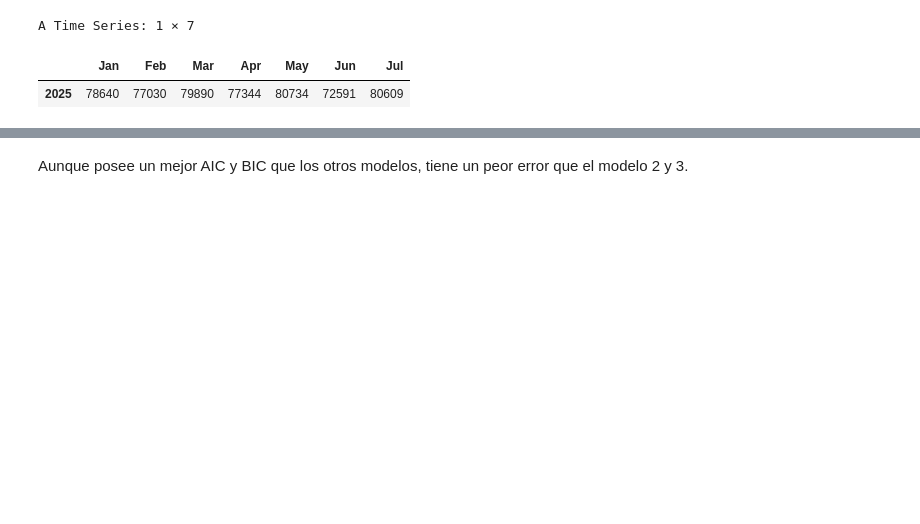
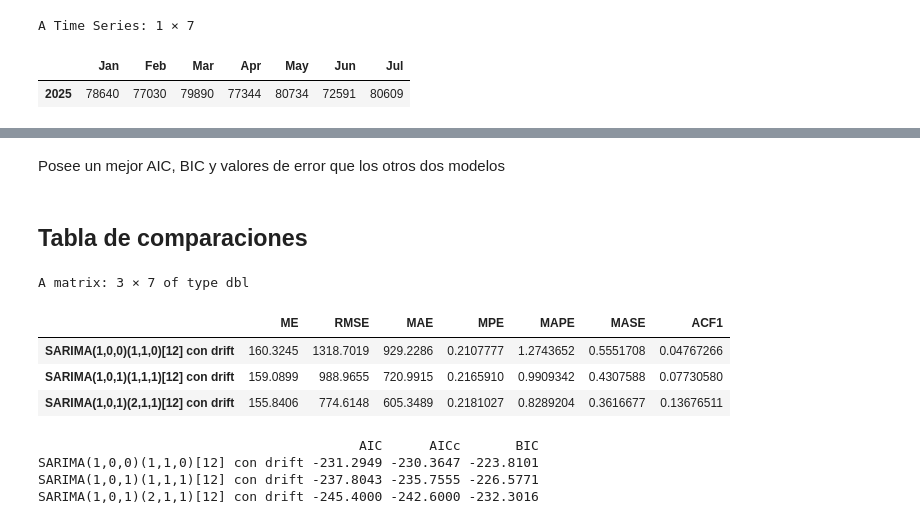
Before and after one commit to Rafagars/Proyecto-1-Series-de-Tiempo-CO6344, a Jupyter notebook: Proyecto_1_Serie_de_Tiempos_CO6344.ipynb, the cells around one changed output, grey strips where cells are left out. Drawn from its saved outputs; the diff is of its cells as text; code cells hidden in the pictures; blank space fills up the shorter version.

```diff
--- a/Proyecto_1_Serie_de_Tiempos_CO6344.ipynb
+++ b/Proyecto_1_Serie_de_Tiempos_CO6344.ipynb
@@ -470,2 +393,30 @@ Model df: 4.   Total lags used: 12
 # %% [markdown]
-Aunque posee un mejor AIC y BIC que los otros modelos, tiene un peor error que el modelo 2 y 3.
+Posee un mejor AIC, BIC y valores de error que los otros dos modelos
+# %% [markdown]
+## Tabla de comparaciones
+# %%
+tabla_comparacion = rbind(accuracy(modelo_sarima1), accuracy(modelo_sarima2), accuracy(modelo_sarima3))
+rownames(tabla_comparacion) <- c("SARIMA(1,0,0)(1,1,0)[12] con drift", "SARIMA(1,0,1)(1,1,1)[12] con drift", "SARIMA(1,0,1)(2,1,1)[12] con drift")
+tabla_comparacion
+# %% [output]
+A matrix: 3 × 7 of type dbl
+|  | ME | RMSE | MAE | MPE | MAPE | MASE | ACF1 |
+| SARIMA(1,0,0)(1,1,0)[12] con drift | 160.3245 | 1318.7019 | 929.2286 | 0.2107777 | 1.2743652 | 0.5551708 | 0.04767266 |
+| SARIMA(1,0,1)(1,1,1)[12] con drift | 159.0899 | 988.9655 | 720.9915 | 0.2165910 | 0.9909342 | 0.4307588 | 0.07730580 |
+| SARIMA(1,0,1)(2,1,1)[12] con drift | 155.8406 | 774.6148 | 605.3489 | 0.2181027 | 0.8289204 | 0.3616677 | 0.13676511 |
+# %%
+# Create a table with AIC and BIC values
+aic_bic_table = data.frame(
+  AIC = c(modelo_sarima1$aic, modelo_sarima2$aic, modelo_sarima3$aic),
+  AICc = c(modelo_sarima1$aicc, modelo_sarima2$aicc, modelo_sarima3$aicc),
+  BIC = c(modelo_sarima1$bic, modelo_sarima2$bic, modelo_sarima3$bic)
+)
+
+rownames(aic_bic_table) <- c("SARIMA(1,0,0)(1,1,0)[12] con drift", "SARIMA(1,0,1)(1,1,1)[12] con drift", "SARIMA(1,0,1)(2,1,1)[12] con drift")
+
+print(aic_bic_table)
+# %% [output]
+                                         AIC      AICc       BIC
+SARIMA(1,0,0)(1,1,0)[12] con drift -231.2949 -230.3647 -223.8101
+SARIMA(1,0,1)(1,1,1)[12] con drift -237.8043 -235.7555 -226.5771
+SARIMA(1,0,1)(2,1,1)[12] con drift -245.4000 -242.6000 -232.3016
```
Also changed, not shown: parts of 57 cells of this notebook.
